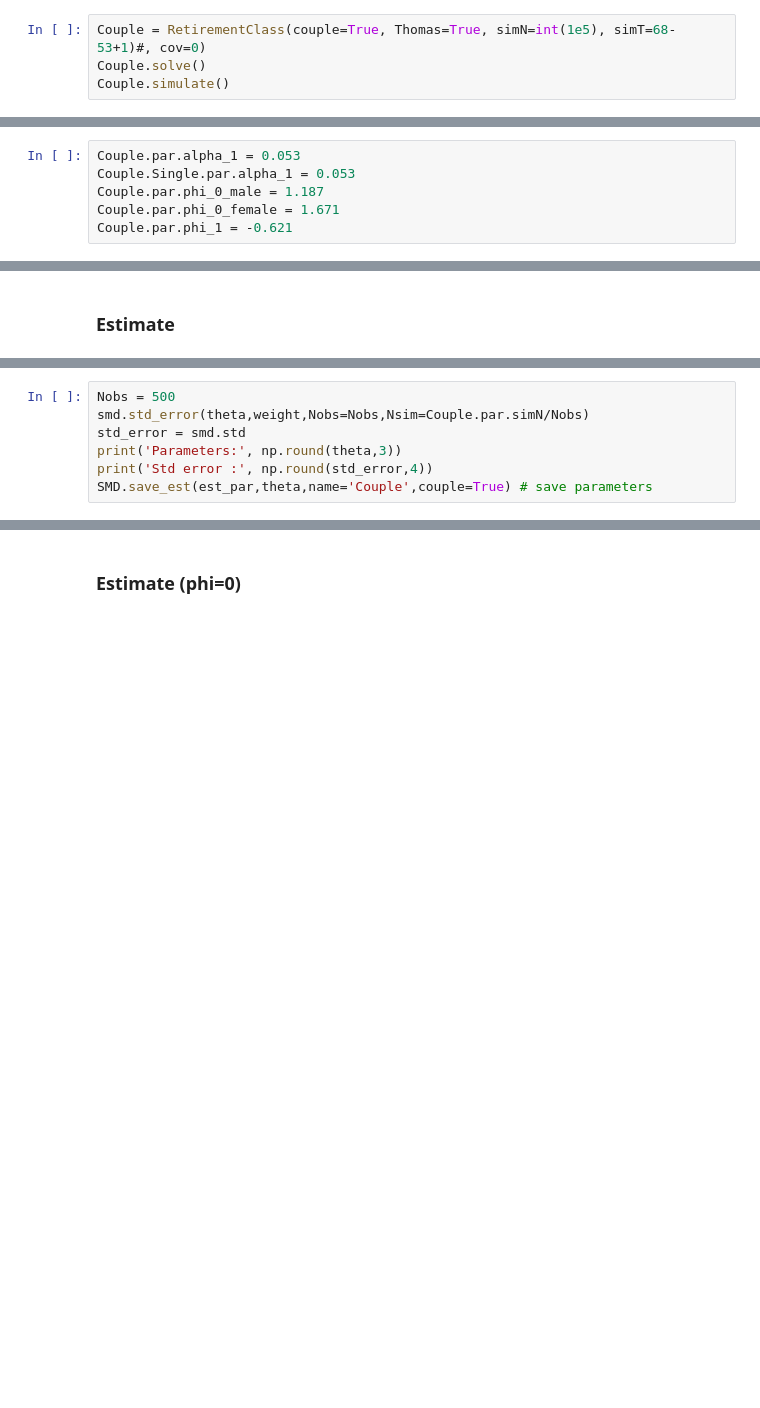
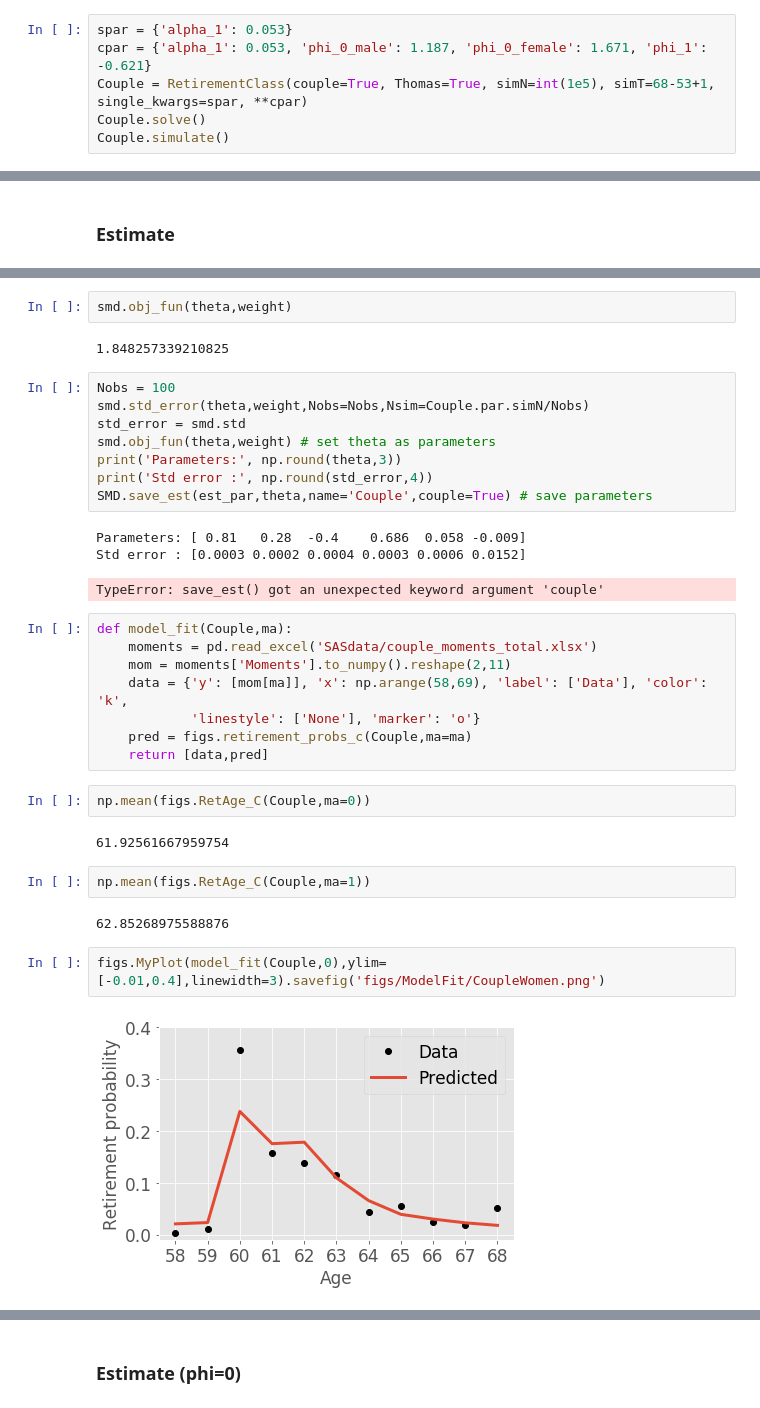
Before and after one commit to mathiassunesen/Speciale_retirement, a Jupyter notebook: Main/MSM_real_data.ipynb, the cells around one changed output, grey strips where cells are left out. Saved outputs shown, nothing was run; the diff lists cells and outputs as text; blank space fills up the shorter version.

```diff
--- a/Main/MSM_real_data.ipynb
+++ b/Main/MSM_real_data.ipynb
@@ -237,7 +217,9 @@ weight = np.eye(mom_data.size) # identity matrix
 # %% [markdown]
 ### Set up estimation
 # %%
-Couple = RetirementClass(couple=True, Thomas=True, simN=int(1e5), simT=68-53+1)#, cov=0)
+spar = {'alpha_1': 0.053}
+cpar = {'alpha_1': 0.053, 'phi_0_male': 1.187, 'phi_0_female': 1.671, 'phi_1': -0.621}
+Couple = RetirementClass(couple=True, Thomas=True, simN=int(1e5), simT=68-53+1, single_kwargs=spar, **cpar)
 Couple.solve()
 Couple.simulate()
 # %%
@@ -253,10 +232,4 @@ smd = SMD.SimulatedMinimumDistance(Couple,mom_data,mom_fun)
 smd.est_par = est_par
 # %% [markdown]
 ### Estimate
-# %%
-Couple.par.alpha_1 = 0.053
-Couple.Single.par.alpha_1 = 0.053
-Couple.par.phi_0_male = 1.187
-Couple.par.phi_0_female = 1.671
-Couple.par.phi_1 = -0.621
 # %%
@@ -453,7 +418,36 @@ theta = smd.est
+# %%
+smd.obj_fun(theta,weight)
+# %% [output]
+1.848257339210825
 # %%
-Nobs = 500
+Nobs = 100
 smd.std_error(theta,weight,Nobs=Nobs,Nsim=Couple.par.simN/Nobs)
 std_error = smd.std
+smd.obj_fun(theta,weight) # set theta as parameters
 print('Parameters:', np.round(theta,3))
 print('Std error :', np.round(std_error,4))
 SMD.save_est(est_par,theta,name='Couple',couple=True) # save parameters
+# %% [output]
+Parameters: [ 0.81   0.28  -0.4    0.686  0.058 -0.009]
+Std error : [0.0003 0.0002 0.0004 0.0003 0.0006 0.0152]
+TypeError: save_est() got an unexpected keyword argument 'couple'
+# %%
+def model_fit(Couple,ma):
+    moments = pd.read_excel('SASdata/couple_moments_total.xlsx')
+    mom = moments['Moments'].to_numpy().reshape(2,11)
+    data = {'y': [mom[ma]], 'x': np.arange(58,69), 'label': ['Data'], 'color': 'k',
+            'linestyle': ['None'], 'marker': 'o'}
+    pred = figs.retirement_probs_c(Couple,ma=ma)
+    return [data,pred]
+# %%
+np.mean(figs.RetAge_C(Couple,ma=0))
+# %% [output]
+61.92561667959754
+# %%
+np.mean(figs.RetAge_C(Couple,ma=1))
+# %% [output]
+62.85268975588876
+# %%
+figs.MyPlot(model_fit(Couple,0),ylim=[-0.01,0.4],linewidth=3).savefig('figs/ModelFit/CoupleWomen.png')
+# %% [output]
+[figure, added]
```
Also changed, not shown: parts of 51 cells of this notebook, 40 other files.
